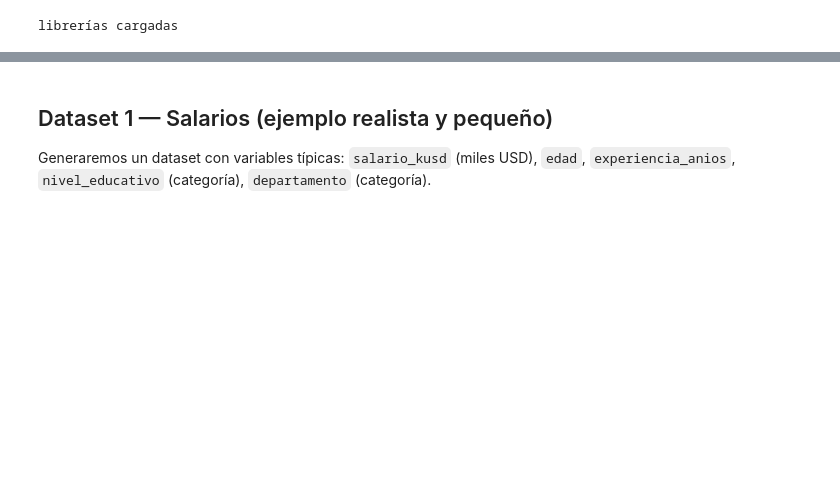
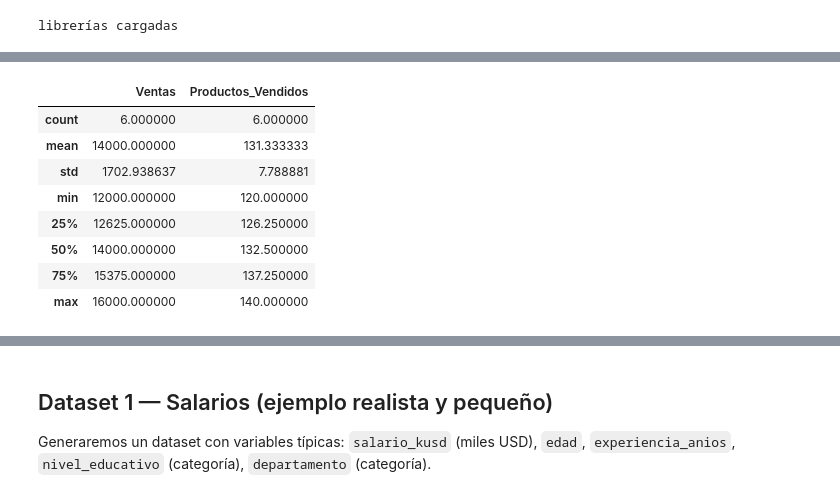
Before and after one commit to AlexEspinosa98/guayerd_class, a Jupyter notebook: clase_7/Clase7_Fundamentos_IA_Estadistica.ipynb, the cells around one changed output, grey strips where cells are left out. Saved outputs shown, nothing was run; the diff lists cells and outputs as text; code cells hidden in the pictures; blank space fills up the shorter version.

```diff
--- a/clase_7/Clase7_Fundamentos_IA_Estadistica.ipynb
+++ b/clase_7/Clase7_Fundamentos_IA_Estadistica.ipynb
@@ -51,0 +54,14 @@ librerías cargadas
+# %%
+import pandas as pd
+
+# Creamos un dataset pequeño
+data = {
+    "Mes": ["Enero", "Enero", "Febrero", "Febrero", "Marzo", "Marzo", "Enero"],
+    "Vendedor": ["Ana", "Luis", "Ana", "Luis", "Ana", "Luis", "Ana"],
+    "Ventas": [12000, 15000, 13000, 16000, 12500, 15500, 14000],
+    "Productos_Vendidos": [120, 135, 125, 140, 130, 138, 145],
+    "Region": ["Norte", "Sur", "Norte", "Sur", "Norte", "Sur", "Norte"]
+}
+
+df = pd.DataFrame(data)
+print(df)
@@ -51,0 +77,13 @@ librerías cargadas
+# %%
+
+df.describe()
+# %% [output]
+|  | Ventas | Productos_Vendidos |
+| count | 6.000000 | 6.000000 |
+| mean | 14000.000000 | 131.333333 |
+| std | 1702.938637 | 7.788881 |
+| min | 12000.000000 | 120.000000 |
+| 25% | 12625.000000 | 126.250000 |
+| 50% | 14000.000000 | 132.500000 |
+| 75% | 15375.000000 | 137.250000 |
+| max | 16000.000000 | 140.000000 |
```
Also changed, not shown: parts of 11 cells of this notebook, 1 other file.
